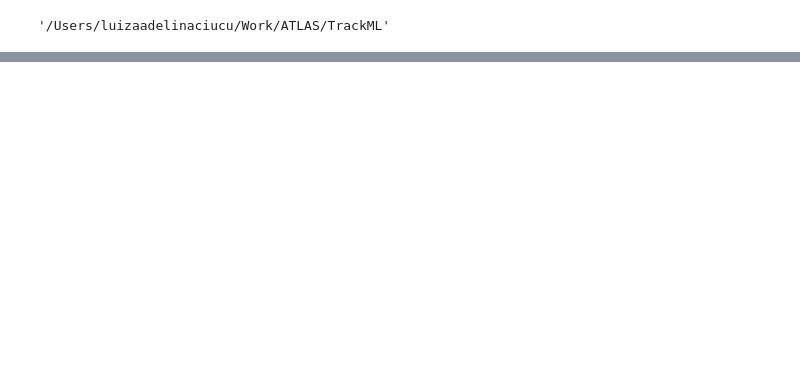
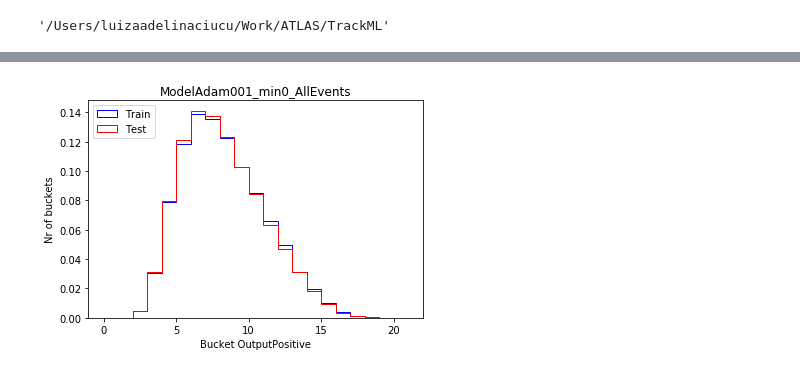
Before and after one commit to lciucu/TrackML, a Jupyter notebook: NN.ipynb, the cells around one changed output, grey strips where cells are left out. Saved outputs shown, nothing was run; the diff lists cells and outputs as text; code cells hidden in the pictures; blank space fills up the shorter version.

```diff
--- a/NN.ipynb
+++ b/NN.ipynb
@@ -10,3 +8,16 @@ doLoad=True
+# %%
+doTrain=True
+doLoadModel=True
+doLoadMetrics=True
+doPlotMetrics=True
+doPredict=True
+doLoadPredict=True
+doCalculateMetrics2=True
+doPlotMetrics2=True
+
+modelName="ModelAdam001_min0_AllEvents"
+numberOfEpochs=120
+batchSize=50000
 # %%
 os.getcwd()
 # %% [output]
@@ -405,3 +24,0 @@ model_08=get_model_08()
-# %%
-numberOfEpochs=1000
-batchSize=500
@@ -1278,0 +31,2 @@ modelName Model_06
+# %%
+outputFolder="/Users/luizaadelinaciucu/Work/ATLAS/TrackML/outputForOverlay"
@@ -1278,0 +649,18 @@ modelName Model_06
+# %%
+# overlay train and test we expect train to be better than test
+def plot_train_test_OutputPositive(nparray_bucket_OutputPositive_Train,nparray_bucket_OutputPositive_Test,modelName):
+    plt.hist(nparray_bucket_OutputPositive_Train,bins=[i for i in range(22)],density=True,alpha=1,color="blue",histtype='step')
+    plt.hist(nparray_bucket_OutputPositive_Test,bins=[i for i in range(22)],density=True,alpha=1,color="red",histtype='step')
+    plt.ylabel('Nr of buckets')
+    plt.xlabel('Bucket OutputPositive')
+    plt.title(modelName)
+    plt.legend(["Train","Test"],loc='upper left')
+    #plt.ylim(bottom=0,top=250)
+    #plt.show()
+    outputFileNameStem="NN_5_"+modelName+"_"+str(numberOfEpochs)+"_"+str(batchSize)
+    plt.savefig(outputFolder+"/"+outputFileNameStem+"_histo_OutputPositive.png")
+# done function
+if doPlotMetrics2:
+    plot_train_test_OutputPositive(nparray_bucket_OutputPositive_Train,nparray_bucket_OutputPositive_Test,modelName)
+# %% [output]
+[figure, added]
```
Also changed, not shown: parts of 101 cells of this notebook, 3 other files.
